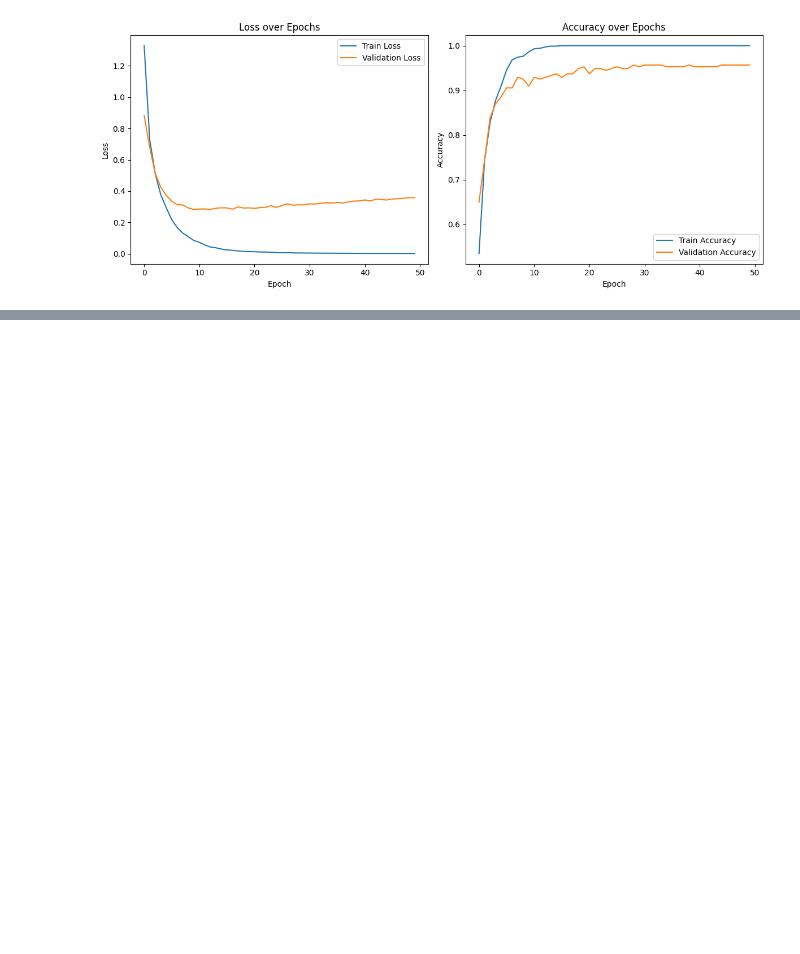
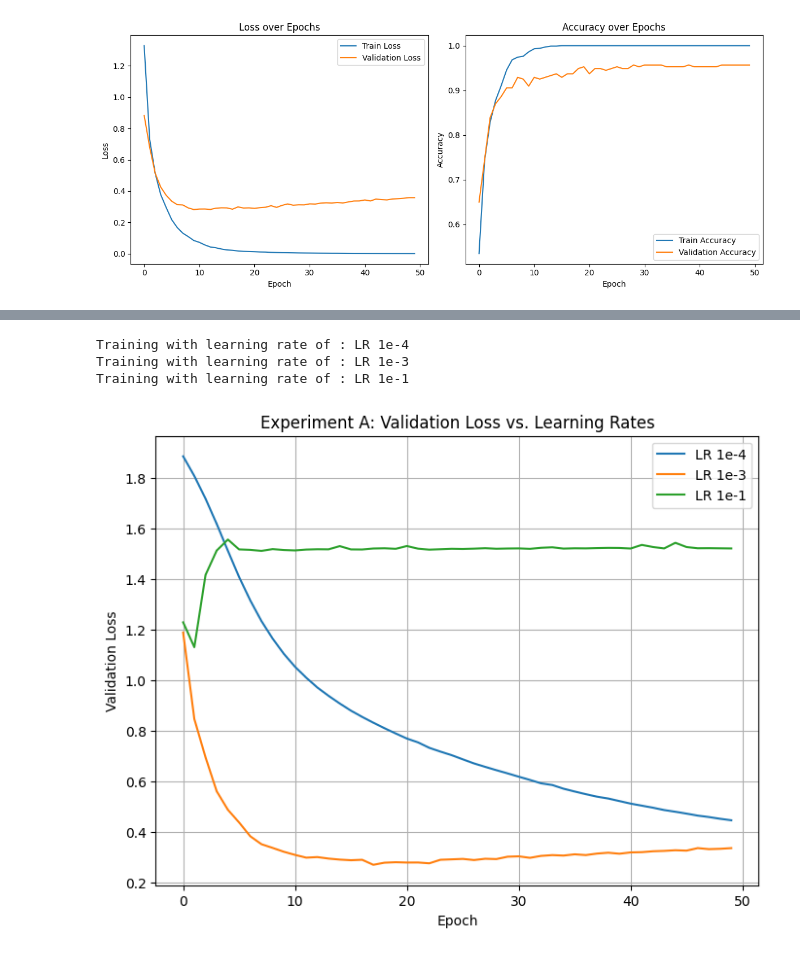
Before and after one commit to itz-Amy/Lab-3-Neural-Networks, a Jupyter notebook: Amy_Addo_Lab3.ipynb, the cells around one changed output, grey strips where cells are left out. Cells and saved outputs as stored; diff of their text form; code cells hidden in the pictures; blank space fills up the shorter version.

Commit message:
Initial commit for Part 2.4

```diff
--- a/Amy_Addo_Lab3.ipynb
+++ b/Amy_Addo_Lab3.ipynb
@@ -751,0 +893,30 @@ To reset the gadient for each epoch. If this isn't done the new gradients would
+# %%
+# TODO — Experiment B (learning rate): lr = 1e-4, 1e-3, 1e-1 (same architecture).
+#   Plot the three validation-loss curves together. Compare with Part 1.3.
+
+learning_rates = {
+    'LR 1e-4': 1e-4,
+    'LR 1e-3': 1e-3,
+    'LR 1e-1': 1e-1
+}
+
+learning_histories = {}
+for name, lr_value in learning_rates.items():
+    print(f"Training with learning rate of : {name}")
+    torch.manual_seed(RANDOM_STATE)
+    learning_histories[name] = run_experiment(hidden_sizes=(256, 128),lr = lr_value, epochs=50)
+
+plt.figure(figsize=(8, 6))
+for name, history in learning_histories.items():
+    plt.plot(history['val_loss'], label=name)
+plt.title('Experiment A: Validation Loss vs. Learning Rates')
+plt.xlabel('Epoch')
+plt.ylabel('Validation Loss')
+plt.legend()
+plt.grid(True)
+plt.show()
+# %% [output]
+Training with learning rate of : LR 1e-4
+Training with learning rate of : LR 1e-3
+Training with learning rate of : LR 1e-1
+[figure, added]
```
Also changed, not shown: parts of 6 cells of this notebook.
